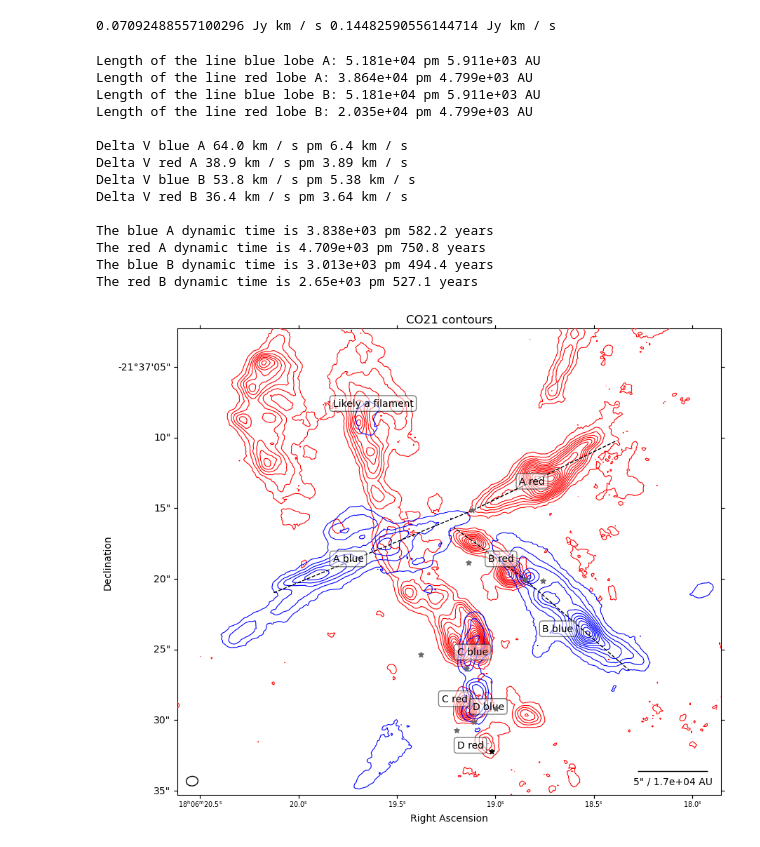
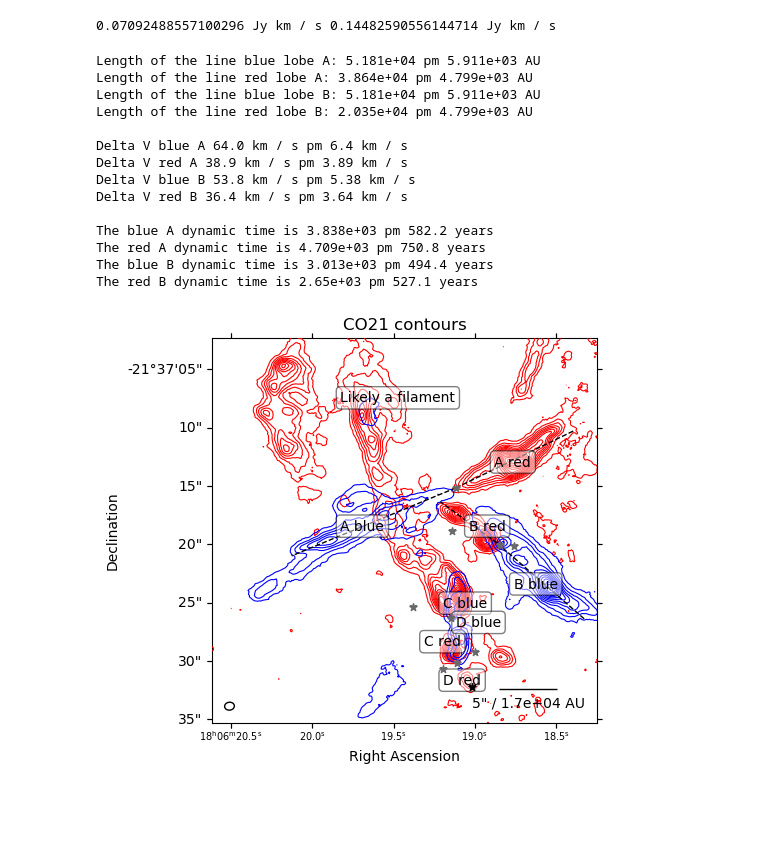
Before and after one commit to femkeballieux/master_project_2, a Jupyter notebook: code/LTERadtrans_RotDiagram_G008.67.ipynb, the cells around one changed output. Saved outputs shown, nothing was run; the diff lists cells and outputs as text; code cells hidden in the pictures; blank space fills up the shorter version.

```diff
--- a/code/LTERadtrans_RotDiagram_G008.67.ipynb
+++ b/code/LTERadtrans_RotDiagram_G008.67.ipynb
@@ -15,7 +15,7 @@ from matplotlib.patches import Rectangle
 from reproject import reproject_interp
 import pandas as pd
 import astropy.coordinates as coord
-
+from scipy import optimize
 from astropy import units as u
 from astropy.wcs import WCS
 from astropy.io import fits
@@ -31,6 +31,11 @@ plt.rcParams.update({
     "figure.facecolor":  (1.0, 1.0, 1.0, 1.0),
     "axes.facecolor":    (1.0, 1.0, 1.0, 1.0),
     "savefig.facecolor": (1.0, 1.0, 1.0, 1.0),
+    'font.size': 12,                # Set default font size
+    'axes.titlesize': 14,           # Title font size
+    'axes.labelsize': 12,           # X and Y label font size
+    'xtick.labelsize': 10,          # X tick label font size
+    'ytick.labelsize': 10,          # Y tick label font size
 })
 # %%
 #make sure you drop degenerate axes in M0 maps using carta
@@ -744,7 +750,7 @@ B6_red_clip_unsmoothed[B6_red_clip_unsmoothed==0] = np.nan
 B6_blue_clip_unsmoothed[B6_blue_clip_unsmoothed==0] = np.nan
 # %%
 # Create a figure and axes
-fig, ax = plt.subplots(figsize=(10,10), subplot_kw={'projection': wcs_B6_red_unsmoothed}) #size horizontal: 20,9.5
+fig, ax = plt.subplots(figsize=(5,5), subplot_kw={'projection': wcs_B6_red_unsmoothed}) #size horizontal: 20,9.5
 plt.title('CO21 contours')
 
 # Plot the contours of B6_red_clip. since it is already clipped at 3 sigma, no need to do it again. This goed allright, it does not need to be 3sigma for b6 _and_ b7.
@@ -760,9 +766,8 @@ ax.set_aspect('equal')
 
 
 # Set the limits for zooming
-ax.set_xlim(700,1050)
+ax.set_xlim(700,1000)
 ax.set_ylim(350,650)
-#TODO
 
 # Add labels
 ax.set_xlabel('Right Ascension')
@@ -775,8 +780,8 @@ plt.text(920,550, 'A red', bbox=dict(facecolor='white', edgecolor='black', boxst
 plt.text(935,455, 'B blue', bbox=dict(facecolor='white', edgecolor='black', boxstyle='round', alpha=0.5))
 plt.text(900,500, 'B red', bbox=dict(facecolor='white', edgecolor='black', boxstyle='round', alpha=0.5))
 plt.text(880,440, 'C blue', bbox=dict(facecolor='white', edgecolor='black', boxstyle='round', alpha=0.5))
-plt.text(870,410, 'C red', bbox=dict(facecolor='white', edgecolor='black', boxstyle='round', alpha=0.5))
-plt.text(890,405, 'D blue', bbox=dict(facecolor='white', edgecolor='black', boxstyle='round', alpha=0.5))
+plt.text(865,410, 'C red', bbox=dict(facecolor='white', edgecolor='black', boxstyle='round', alpha=0.5))
+plt.text(890,425, 'D blue', bbox=dict(facecolor='white', edgecolor='black', boxstyle='round', alpha=0.5))
 plt.text(880,380, 'D red', bbox=dict(facecolor='white', edgecolor='black', boxstyle='round', alpha=0.5))
 
 v.add_beam(ax=ax,major=beam_major_unsmoothed, minor=beam_minor_unsmoothed, angle=beam_pa_unsmoothed, color='none', edgecolor='black')
@@ -818,7 +823,7 @@ V_redB = np.abs(74.0 - 37.6) * u.km / u.s
 
 
 # Show the plot
-plt.tight_layout()
+# plt.tight_layout()
 
 plt.savefig(path+'plots/CO21_contours_'+source_name+'.png', dpi=500, bbox_inches='tight')
 
@@ -852,31 +857,31 @@ print ("")
 t_dyn_blueA = (radius_blueA / V_blueA).to(u.yr)
 e_t_dyn_blueA = np.sqrt(np.square(e_radius_blueA/V_blueA)+np.square(radius_blueA * e_V_blueA/ V_blueA **2)).to(u.yr)
 print(f"The blue A dynamic time is {t_dyn_blueA.value:.4} pm {e_t_dyn_blueA.value:.4} years")
 
 t_dyn_redA = (radius_redA / V_redA).to(u.yr)
 e_t_dyn_redA = np.sqrt(np.square(e_radius_redA/V_redA)+np.square(radius_redA * e_V_redA/ V_redA **2)).to(u.yr)
 print(f"The red A dynamic time is {t_dyn_redA.value:.4} pm {e_t_dyn_redA.value:.4} years")
 
 t_dyn_blueB = (radius_blueB / V_blueB).to(u.yr)
 e_t_dyn_blueB = np.sqrt(np.square(e_radius_blueB/V_blueB)+np.square(radius_blueB * e_V_blueB/ V_blueB **2)).to(u.yr)
 print(f"The blue B dynamic time is {t_dyn_blueB.value:.4} pm {e_t_dyn_blueB.value:.4} years")
 
 t_dyn_redB = (radius_redB / V_redB).to(u.yr)
 e_t_dyn_redB = np.sqrt(np.square(e_radius_redB/V_redB)+np.square(radius_redB * e_V_redB/ V_redB **2)).to(u.yr)
 print(f"The red B dynamic time is {t_dyn_redB.value:.4} pm {e_t_dyn_redB.value:.4} years")
 # %% [output]
 Length of the line blue lobe A: 5.181e+04 pm 5.911e+03 AU
 Length of the line red lobe A: 3.864e+04 pm 4.799e+03 AU
 Length of the line blue lobe B: 5.181e+04 pm 5.911e+03 AU
 Length of the line red lobe B: 2.035e+04 pm 4.799e+03 AU
 
 Delta V blue A 64.0 km / s pm 6.4 km / s
 Delta V red A 38.9 km / s pm 3.89 km / s
 Delta V blue B 53.8 km / s pm 5.38 km / s
 Delta V red B 36.4 km / s pm 3.64 km / s
 
 The blue A dynamic time is 3.838e+03 pm 582.2 years
 The red A dynamic time is 4.709e+03 pm 750.8 years
 The blue B dynamic time is 3.013e+03 pm 494.4 years
 The red B dynamic time is 2.65e+03 pm 527.1 years
-[figure, old version]
+[figure, new version]
```
Also changed, not shown: parts of 7 cells of this notebook, 9 other files.
